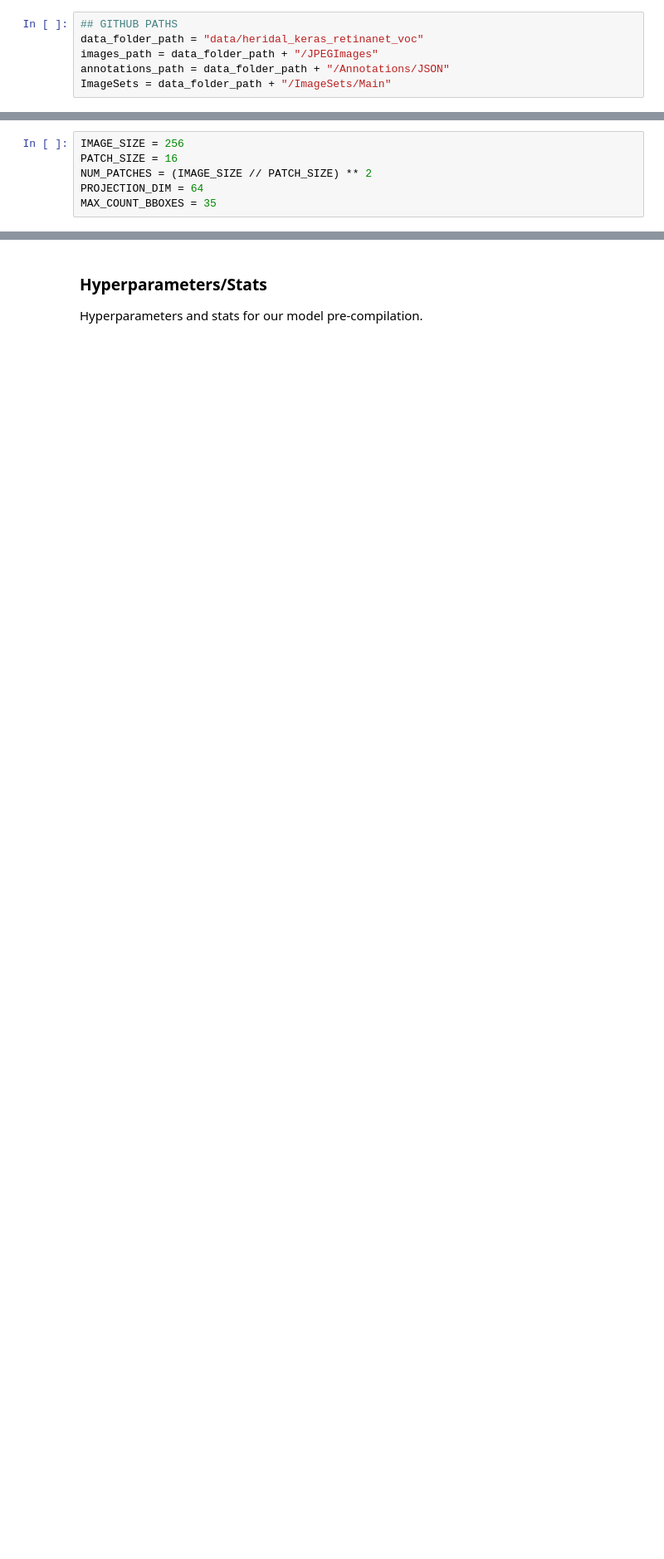
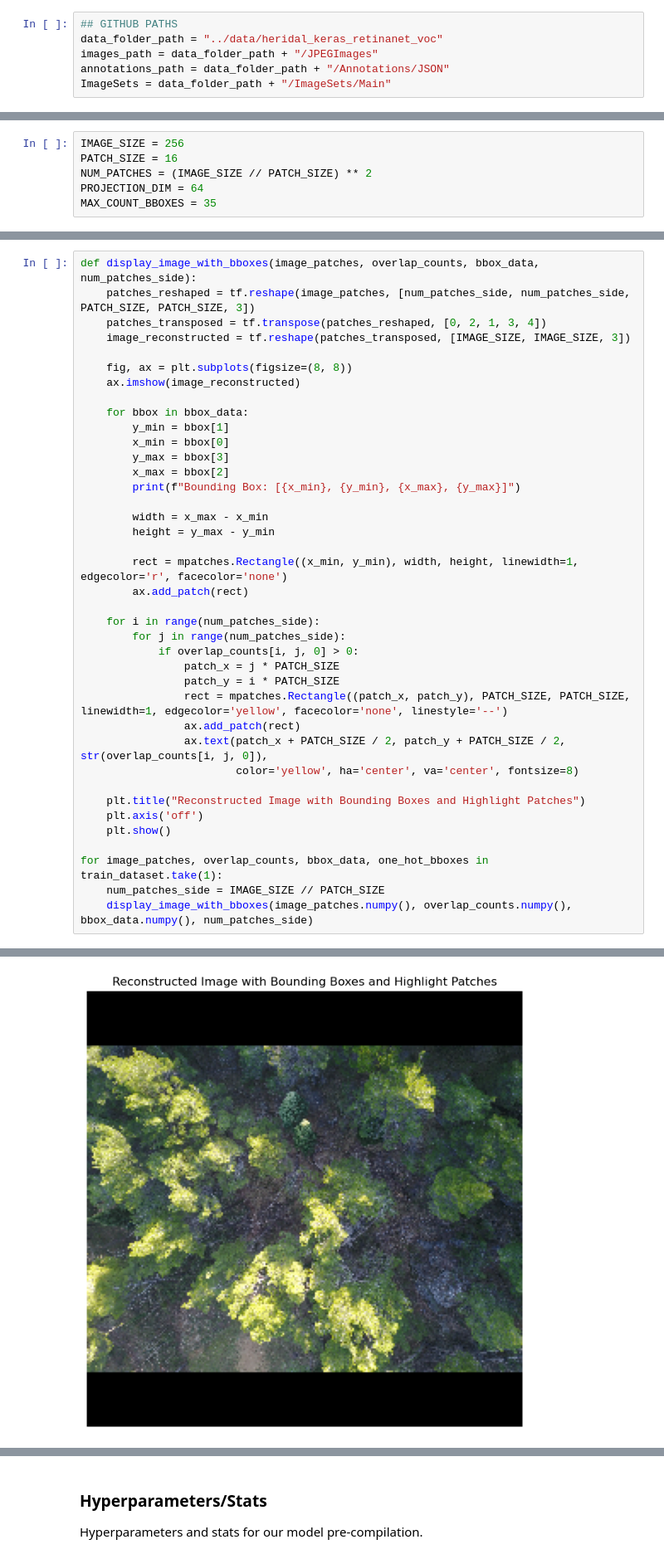
Before and after one commit to teddyam/LePersonFinder, a Jupyter notebook: deprecated/preprocessing.ipynb, the cells around one changed output, grey strips where cells are left out. Shown at 83% size. Cells and saved outputs as stored; diff of their text form; blank space fills up the shorter version.

```diff
--- a/deprecated/preprocessing.ipynb
+++ b/deprecated/preprocessing.ipynb
@@ -44,7 +47,7 @@ annotations_path = data_folder_path + "/Annotations/JSON"
 ImageSets = data_folder_path + "/ImageSets/Main"
 # %%
 ## GITHUB PATHS
-data_folder_path = "data/heridal_keras_retinanet_voc"
+data_folder_path = "../data/heridal_keras_retinanet_voc"
 images_path = data_folder_path + "/JPEGImages"
 annotations_path = data_folder_path + "/Annotations/JSON"
 ImageSets = data_folder_path + "/ImageSets/Main"
@@ -281,0 +273,40 @@ Test one-hot encoded bounding boxes: [0. 0. 0. 0. 0. 0. 0. 0. 0. 0. 0. 1. 0. 0.
+# %%
+def display_image_with_bboxes(image_patches, overlap_counts, bbox_data, num_patches_side):
+    patches_reshaped = tf.reshape(image_patches, [num_patches_side, num_patches_side, PATCH_SIZE, PATCH_SIZE, 3])
+    patches_transposed = tf.transpose(patches_reshaped, [0, 2, 1, 3, 4])
+    image_reconstructed = tf.reshape(patches_transposed, [IMAGE_SIZE, IMAGE_SIZE, 3])
+
+    fig, ax = plt.subplots(figsize=(8, 8))
+    ax.imshow(image_reconstructed)
+
+    for bbox in bbox_data:
+        y_min = bbox[1]
+        x_min = bbox[0]
+        y_max = bbox[3]
+        x_max = bbox[2]
+        print(f"Bounding Box: [{x_min}, {y_min}, {x_max}, {y_max}]")
+
+        width = x_max - x_min
+        height = y_max - y_min
+
+        rect = mpatches.Rectangle((x_min, y_min), width, height, linewidth=1, edgecolor='r', facecolor='none')
+        ax.add_patch(rect)
+
+    for i in range(num_patches_side):
+        for j in range(num_patches_side):
+            if overlap_counts[i, j, 0] > 0:
+                patch_x = j * PATCH_SIZE
+                patch_y = i * PATCH_SIZE
+                rect = mpatches.Rectangle((patch_x, patch_y), PATCH_SIZE, PATCH_SIZE, linewidth=1, edgecolor='yellow', facecolor='none', linestyle='--')
+                ax.add_patch(rect)
+                ax.text(patch_x + PATCH_SIZE / 2, patch_y + PATCH_SIZE / 2, str(overlap_counts[i, j, 0]),
+                        color='yellow', ha='center', va='center', fontsize=8)
+
+    plt.title("Reconstructed Image with Bounding Boxes and Highlight Patches")
+    plt.axis('off')
+    plt.show()
+
+for image_patches, overlap_counts, bbox_data, one_hot_bboxes in train_dataset.take(1):
+    num_patches_side = IMAGE_SIZE // PATCH_SIZE
+    display_image_with_bboxes(image_patches.numpy(), overlap_counts.numpy(), bbox_data.numpy(), num_patches_side)
+# %% [output]
@@ -282,3 +334,4 @@ Test one-hot encoded bounding boxes: [0. 0. 0. 0. 0. 0. 0. 0. 0. 0. 0. 1. 0. 0.
+[figure, added]
 # %% [markdown]
 ## Model Class
 The following code is for the Model class of the Transformer model.
```
Also changed, not shown: parts of 3 cells of this notebook, 4 other files.
